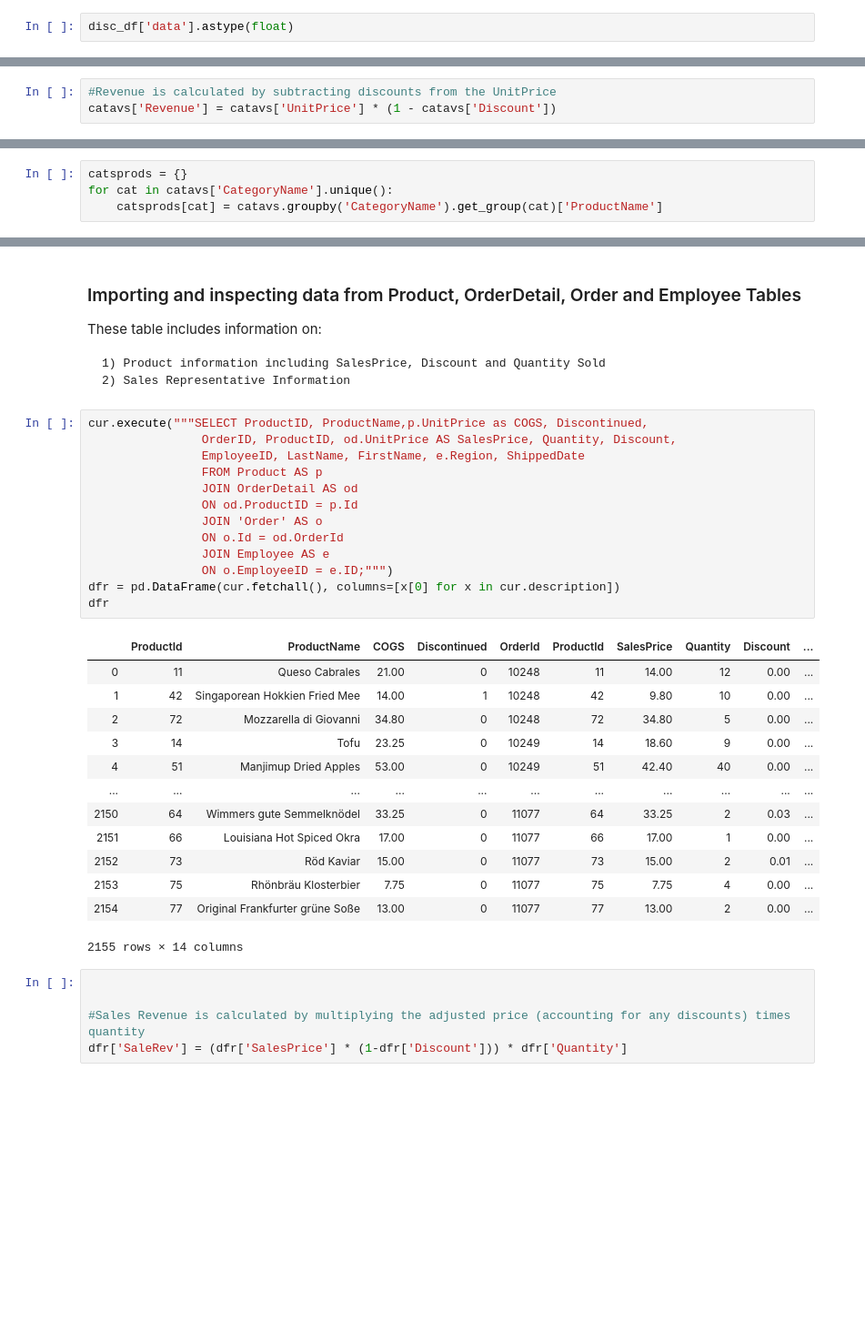
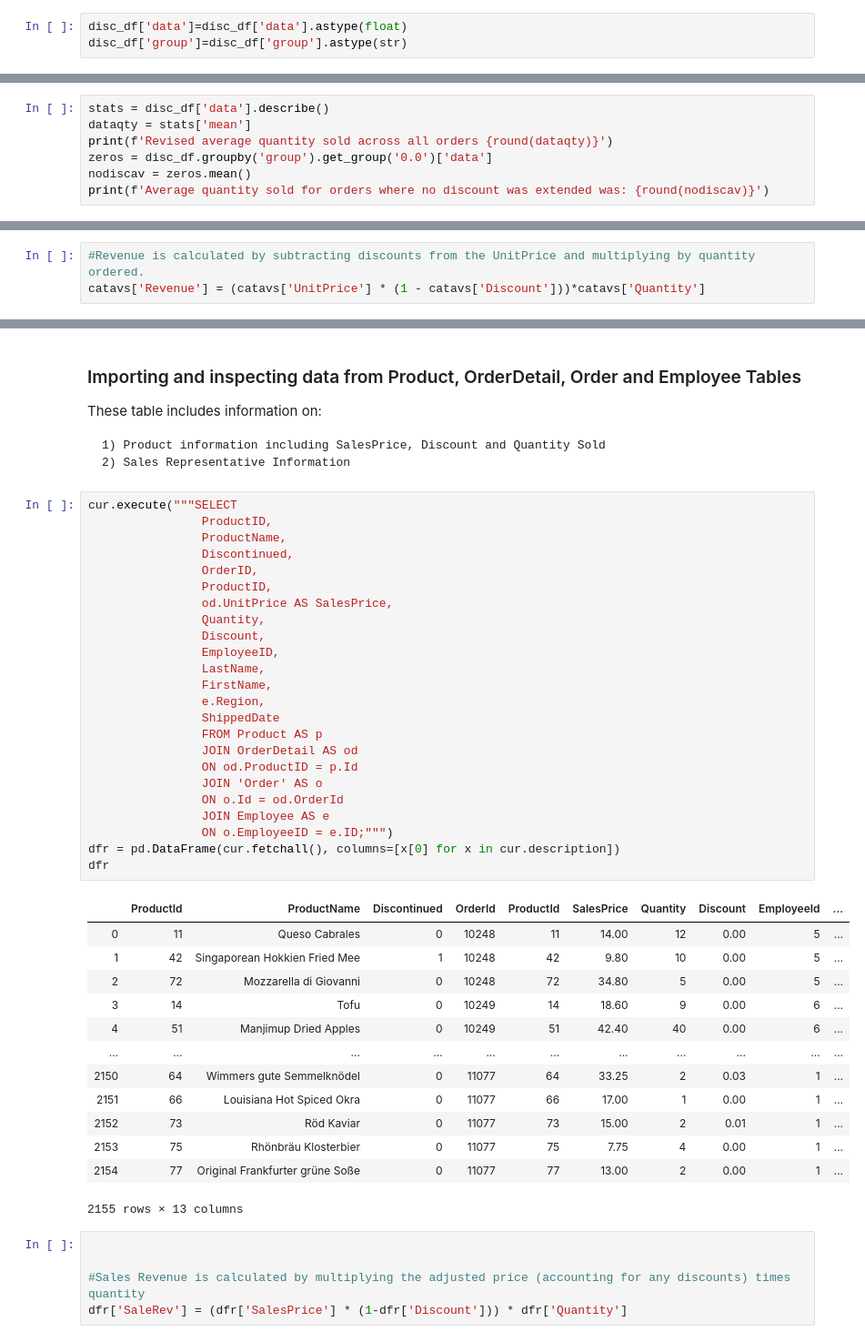
Before and after one commit to andiosika/hypothesis_testing_workflow_python, a Jupyter notebook: student.ipynb, the cells around one changed output, grey strips where cells are left out. Shown: that part at 91% size. Cells and saved outputs as stored; diff of their text form; blank space fills up the shorter version.

```diff
--- a/student.ipynb
+++ b/student.ipynb
@@ -373,2 +395,3 @@ disc_df
 # %%
-disc_df['data'].astype(float)
+disc_df['data']=disc_df['data'].astype(float)
+disc_df['group']=disc_df['group'].astype(str)
@@ -480,0 +442,7 @@ Cohen_d(dataqty,fivepercent)
+# %%
+stats = disc_df['data'].describe()
+dataqty = stats['mean']
+print(f'Revised average quantity sold across all orders {round(dataqty)}')
+zeros = disc_df.groupby('group').get_group('0.0')['data']
+nodiscav = zeros.mean()
+print(f'Average quantity sold for orders where no discount was extended was: {round(nodiscav)}')
@@ -532,8 +545,8 @@ catavs.head()
 | 3 | 14 | Tofu | 18.6 | 7 | Produce | 0.0 | 9 |
 | 4 | 51 | Manjimup Dried Apples | 42.4 | 7 | Produce | 0.0 | 40 |
 # %%
-#Revenue is calculated by subtracting discounts from the UnitPrice
-catavs['Revenue'] = catavs['UnitPrice'] * (1 - catavs['Discount'])
+#Revenue is calculated by subtracting discounts from the UnitPrice and multiplying by quantity ordered.
+catavs['Revenue'] = (catavs['UnitPrice'] * (1 - catavs['Discount']))*catavs['Quantity']
 # %%
 avcrev = catavs['Revenue'].mean()
 print (round(avcrev),2)
@@ -549,9 +562,5 @@ The average revenue generated across all categories is $25.0
 
 Visually, it appears that there are three categories that significantly generate higher revenues than others, additional testing will demonstrate their siginficance and effect.
-# %%
-catsprods = {}
-for cat in catavs['CategoryName'].unique():
-    catsprods[cat] = catavs.groupby('CategoryName').get_group(cat)['ProductName']
 # %%
 fig, ax = plt.subplots(figsize=(12,8))
 sns.barplot(data=catavs, x='CategoryName', y='Revenue', ci=68, ax=ax)
@@ -853,32 +863,43 @@ These table includes information on:
     1) Product information including SalesPrice, Discount and Quantity Sold
     2) Sales Representative Information
 # %%
-cur.execute("""SELECT ProductID, ProductName,p.UnitPrice as COGS, Discontinued,
-                OrderID, ProductID, od.UnitPrice AS SalesPrice, Quantity, Discount,
-                EmployeeID, LastName, FirstName, e.Region, ShippedDate
+cur.execute("""SELECT
+                ProductID,
+                ProductName,
+                Discontinued,
+                OrderID,
+                ProductID,
+                od.UnitPrice AS SalesPrice,
+                Quantity,
+                Discount,
+                EmployeeID,
+                LastName,
+                FirstName,
+                e.Region,
+                ShippedDate
                 FROM Product AS p
                 JOIN OrderDetail AS od
                 ON od.ProductID = p.Id
                 JOIN 'Order' AS o
                 ON o.Id = od.OrderId
                 JOIN Employee AS e
                 ON o.EmployeeID = e.ID;""")
 dfr = pd.DataFrame(cur.fetchall(), columns=[x[0] for x in cur.description])
 dfr
 # %% [output]
-|  | ProductId | ProductName | COGS | Discontinued | OrderId | ProductId | SalesPrice | Quantity | Discount | ... |
-| 0 | 11 | Queso Cabrales | 21.00 | 0 | 10248 | 11 | 14.00 | 12 | 0.00 | ... |
-| 1 | 42 | Singaporean Hokkien Fried Mee | 14.00 | 1 | 10248 | 42 | 9.80 | 10 | 0.00 | ... |
-| 2 | 72 | Mozzarella di Giovanni | 34.80 | 0 | 10248 | 72 | 34.80 | 5 | 0.00 | ... |
-| 3 | 14 | Tofu | 23.25 | 0 | 10249 | 14 | 18.60 | 9 | 0.00 | ... |
-| 4 | 51 | Manjimup Dried Apples | 53.00 | 0 | 10249 | 51 | 42.40 | 40 | 0.00 | ... |
+|  | ProductId | ProductName | Discontinued | OrderId | ProductId | SalesPrice | Quantity | Discount | EmployeeId | ... |
+| 0 | 11 | Queso Cabrales | 0 | 10248 | 11 | 14.00 | 12 | 0.00 | 5 | ... |
+| 1 | 42 | Singaporean Hokkien Fried Mee | 1 | 10248 | 42 | 9.80 | 10 | 0.00 | 5 | ... |
+| 2 | 72 | Mozzarella di Giovanni | 0 | 10248 | 72 | 34.80 | 5 | 0.00 | 5 | ... |
+| 3 | 14 | Tofu | 0 | 10249 | 14 | 18.60 | 9 | 0.00 | 6 | ... |
+| 4 | 51 | Manjimup Dried Apples | 0 | 10249 | 51 | 42.40 | 40 | 0.00 | 6 | ... |
 | ... | ... | ... | ... | ... | ... | ... | ... | ... | ... | ... |
-| 2150 | 64 | Wimmers gute Semmelknödel | 33.25 | 0 | 11077 | 64 | 33.25 | 2 | 0.03 | ... |
-| 2151 | 66 | Louisiana Hot Spiced Okra | 17.00 | 0 | 11077 | 66 | 17.00 | 1 | 0.00 | ... |
-| 2152 | 73 | Röd Kaviar | 15.00 | 0 | 11077 | 73 | 15.00 | 2 | 0.01 | ... |
-| 2153 | 75 | Rhönbräu Klosterbier | 7.75 | 0 | 11077 | 75 | 7.75 | 4 | 0.00 | ... |
-| 2154 | 77 | Original Frankfurter grüne Soße | 13.00 | 0 | 11077 | 77 | 13.00 | 2 | 0.00 | ... |
+| 2150 | 64 | Wimmers gute Semmelknödel | 0 | 11077 | 64 | 33.25 | 2 | 0.03 | 1 | ... |
+| 2151 | 66 | Louisiana Hot Spiced Okra | 0 | 11077 | 66 | 17.00 | 1 | 0.00 | 1 | ... |
+| 2152 | 73 | Röd Kaviar | 0 | 11077 | 73 | 15.00 | 2 | 0.01 | 1 | ... |
+| 2153 | 75 | Rhönbräu Klosterbier | 0 | 11077 | 75 | 7.75 | 4 | 0.00 | 1 | ... |
+| 2154 | 77 | Original Frankfurter grüne Soße | 0 | 11077 | 77 | 13.00 | 2 | 0.00 | 1 | ... |
-2155 rows × 14 columns
+2155 rows × 13 columns
 # %%
 
 
```
Also changed, not shown: parts of 48 cells of this notebook, 1 other file.
